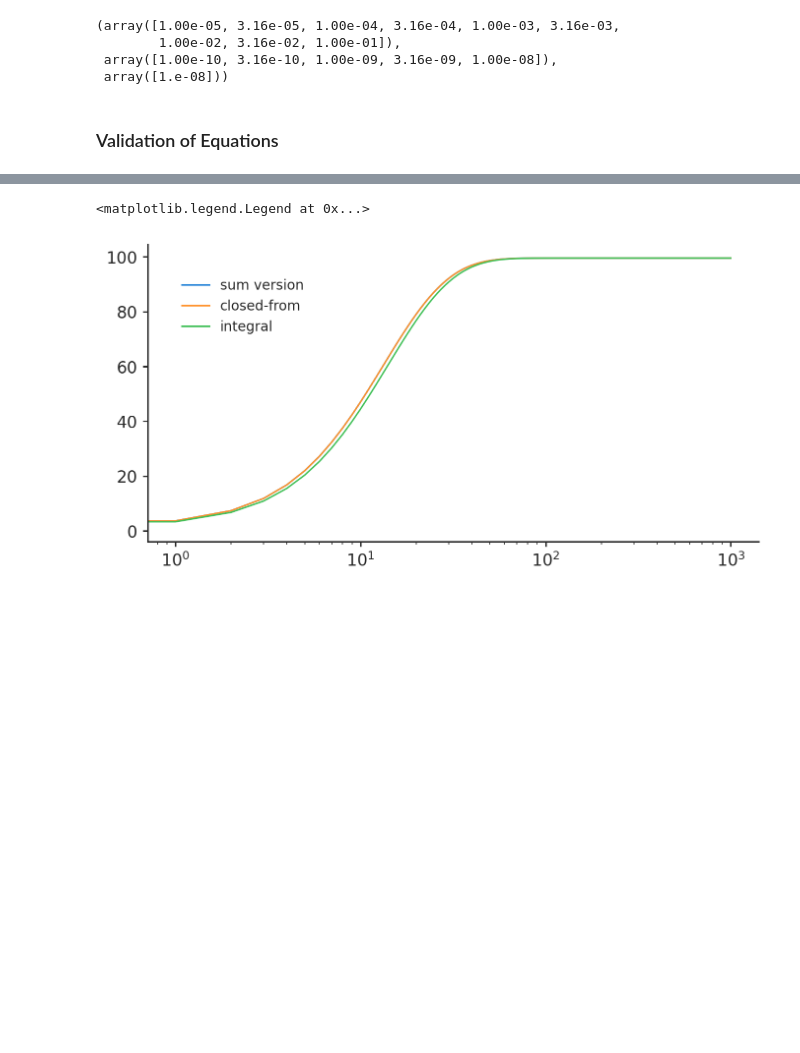
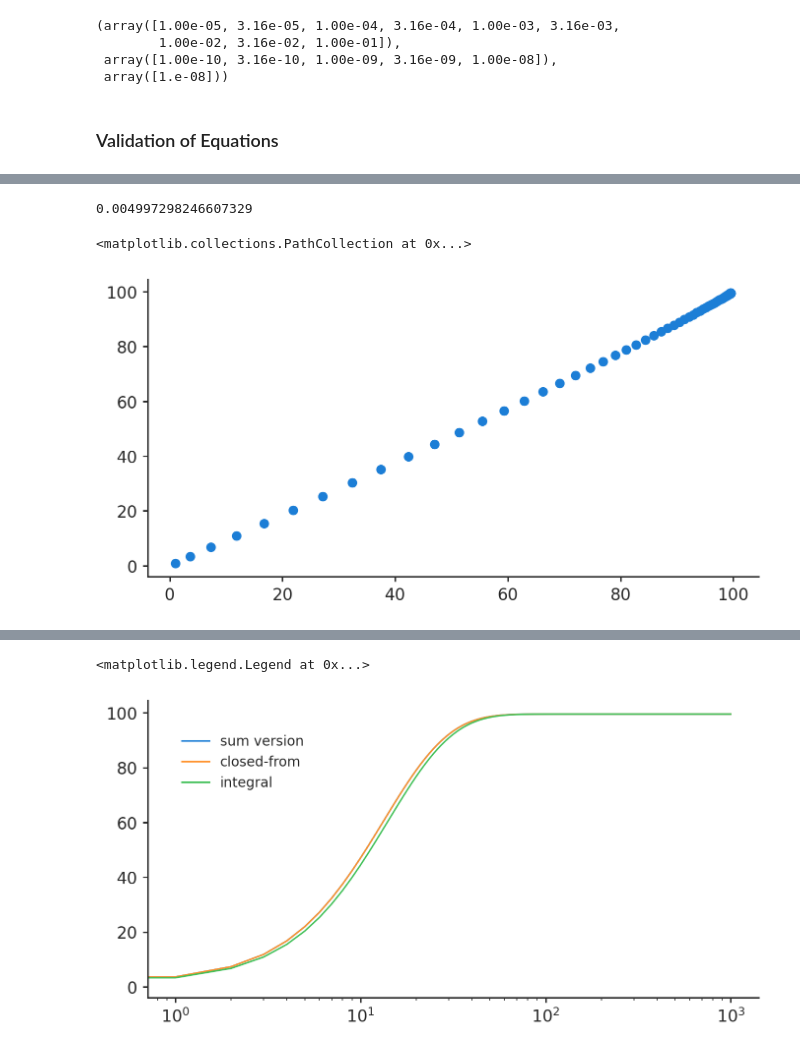
Before and after one commit to vsbuffalo/bprime, a Jupyter notebook: notebooks/region_simulations.ipynb, the cells around one changed output, grey strips where cells are left out. Saved outputs shown, nothing was run; the diff lists cells and outputs as text; code cells hidden in the pictures; blank space fills up the shorter version.

```diff
--- a/notebooks/region_simulations.ipynb
+++ b/notebooks/region_simulations.ipynb
@@ -82,0 +110,20 @@ dg['sh'].unique(), dg['mu'].unique(), dg['rbp'].unique()
+# %%
+(-(((np.expm1(k*T)**2)/(np.exp(2*k*T)*k) +
+                2*T*expi(-2*k*T) -
+                2*T*expi(-(k*T)))/(-1 + k)) +
+             ((-2*np.exp(k*(M-2)*T - M*T) *
+               (-1 + np.exp(((-(k*(M-2)) + M)*T)/2.))**2)/
+              (k*(-2 + M) - M) -
+              2*T*expi(((k*(M-2) - M)*T)/2.) +
+              2*T*expi((k*(M-2) - M)*T)) / (-1 + k))
+# %% [output]
+0.004997298246607329
+# %%
+a = Q2_sum_integral(Z, R, 10000, use_sum=True)
+# %%
+b = Q2_sum_integral2(Z, R, 10000)
+# %%
+plt.scatter(a, b)
+# %% [output]
+<matplotlib.collections.PathCollection at 0x...>
+[figure, added]
```
Also changed, not shown: parts of 8 cells of this notebook, 5 other files.
